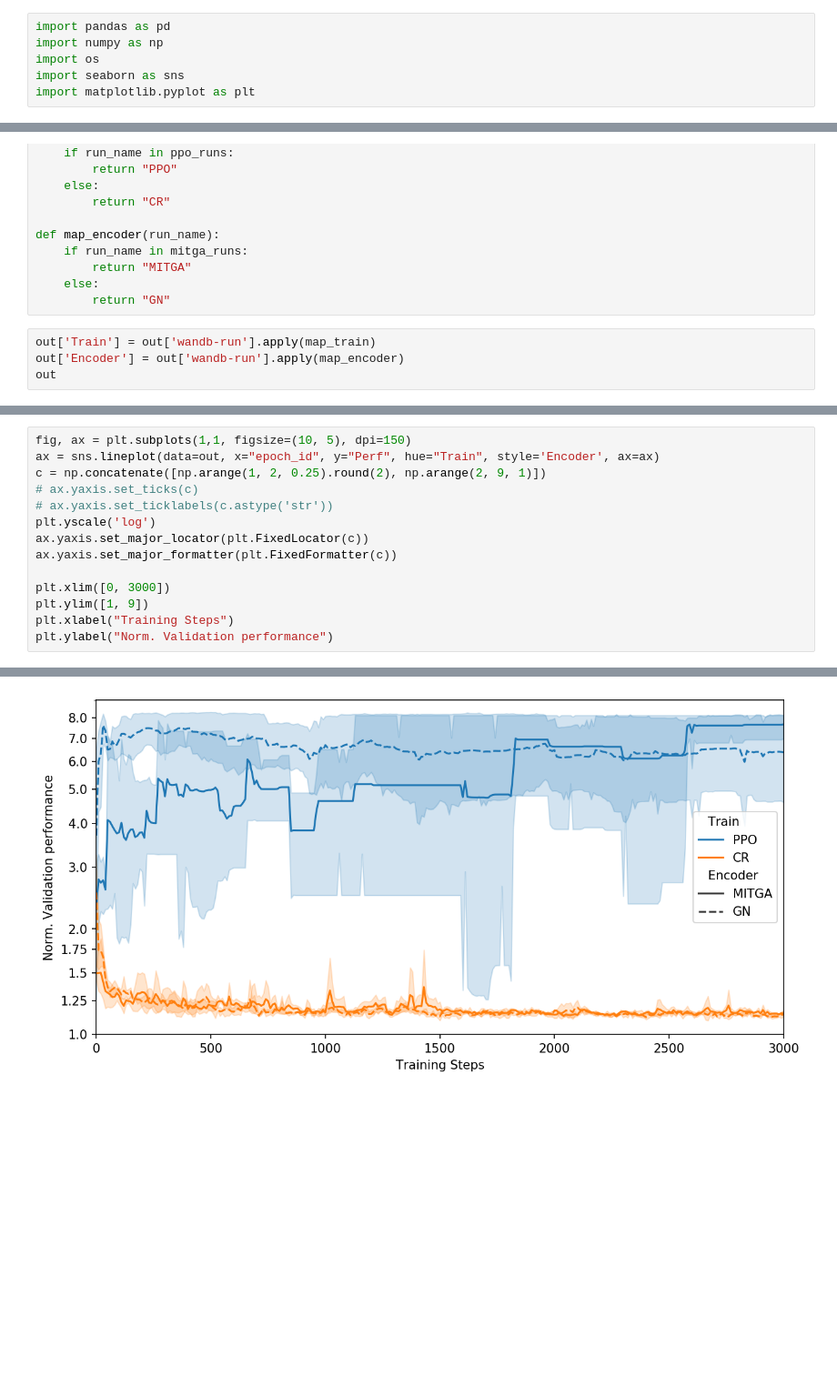
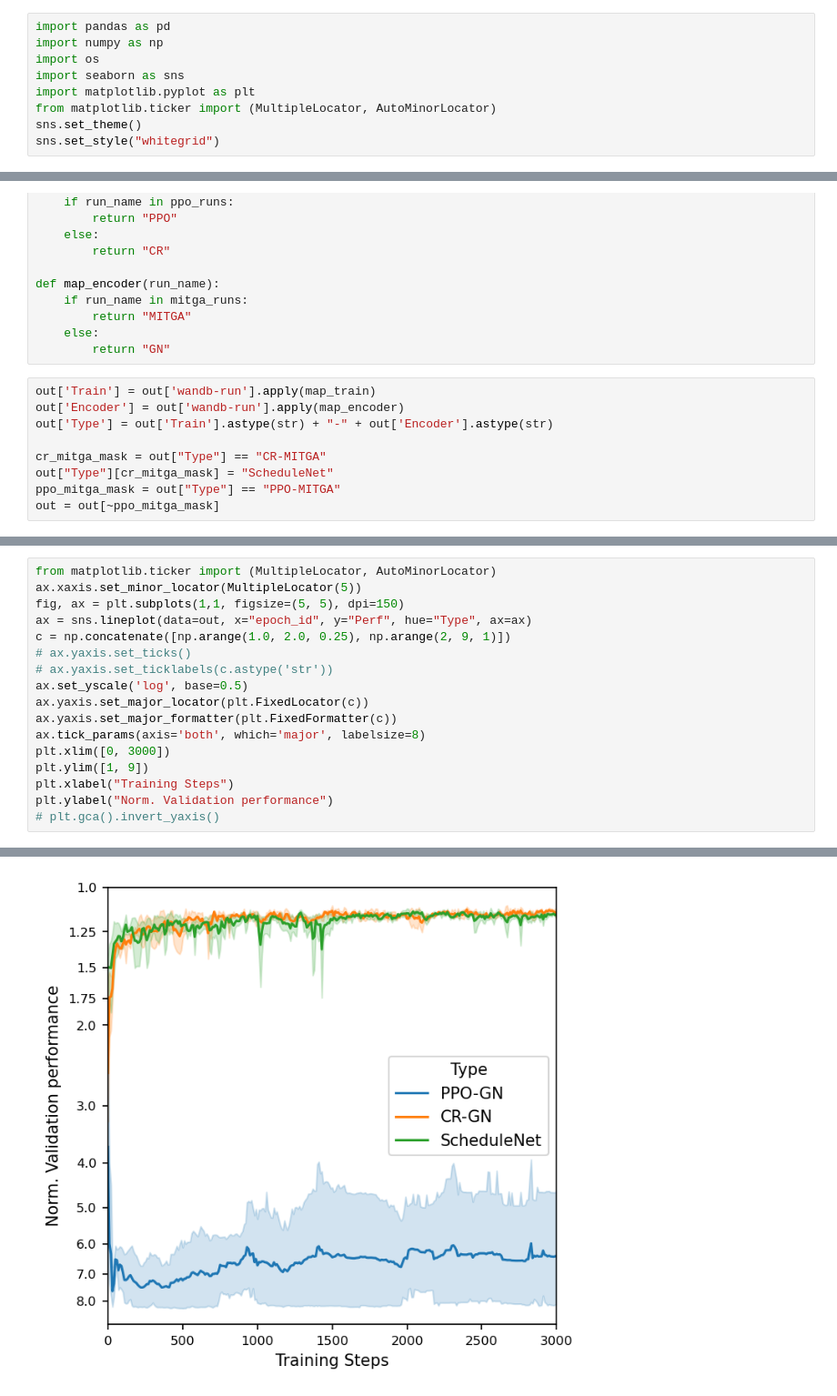
Before and after one commit to Junyoungpark/snet-analysis, a Jupyter notebook: train_ablation_cr_ppo.ipynb, the cells around one changed output, grey strips where cells are left out. Shown at 91% size. Saved outputs shown, nothing was run; the diff lists cells and outputs as text; blank space fills up the shorter version.

```diff
--- a/train_ablation_cr_ppo.ipynb
+++ b/train_ablation_cr_ppo.ipynb
@@ -4,6 +4,9 @@ import numpy as np
 import os
 import seaborn as sns
 import matplotlib.pyplot as plt
+from matplotlib.ticker import (MultipleLocator, AutoMinorLocator)
+sns.set_theme()
+sns.set_style("whitegrid")
 # %%
 def read_wandb_csv():
     df = pd.read_csv("wandb_export.csv")
@@ -111,4 +114,9 @@ def map_encoder(run_name):
 # %%
 out['Train'] = out['wandb-run'].apply(map_train)
 out['Encoder'] = out['wandb-run'].apply(map_encoder)
-out
+out['Type'] = out['Train'].astype(str) + "-" + out['Encoder'].astype(str)
+
+cr_mitga_mask = out["Type"] == "CR-MITGA"
+out["Type"][cr_mitga_mask] = "ScheduleNet"
+ppo_mitga_mask = out["Type"] == "PPO-MITGA"
+out = out[~ppo_mitga_mask]
@@ -129,17 +123,20 @@ out
 # %%
-fig, ax = plt.subplots(1,1, figsize=(10, 5), dpi=150)
-ax = sns.lineplot(data=out, x="epoch_id", y="Perf", hue="Train", style='Encoder', ax=ax)
-c = np.concatenate([np.arange(1, 2, 0.25).round(2), np.arange(2, 9, 1)])
-# ax.yaxis.set_ticks(c)
+from matplotlib.ticker import (MultipleLocator, AutoMinorLocator)
+ax.xaxis.set_minor_locator(MultipleLocator(5))
+fig, ax = plt.subplots(1,1, figsize=(5, 5), dpi=150)
+ax = sns.lineplot(data=out, x="epoch_id", y="Perf", hue="Type", ax=ax)
+c = np.concatenate([np.arange(1.0, 2.0, 0.25), np.arange(2, 9, 1)])
+# ax.yaxis.set_ticks()
 # ax.yaxis.set_ticklabels(c.astype('str'))
-plt.yscale('log')
+ax.set_yscale('log', base=0.5)
 ax.yaxis.set_major_locator(plt.FixedLocator(c))
 ax.yaxis.set_major_formatter(plt.FixedFormatter(c))
-
+ax.tick_params(axis='both', which='major', labelsize=8)
 plt.xlim([0, 3000])
 plt.ylim([1, 9])
 plt.xlabel("Training Steps")
 plt.ylabel("Norm. Validation performance")
+# plt.gca().invert_yaxis()
 # %% [output]
 Text(0, 0.5, 'Norm. Validation performance')
-[figure, old version]
+[figure, new version]
```
Also changed, not shown: parts of 4 cells of this notebook, 4 other files.
